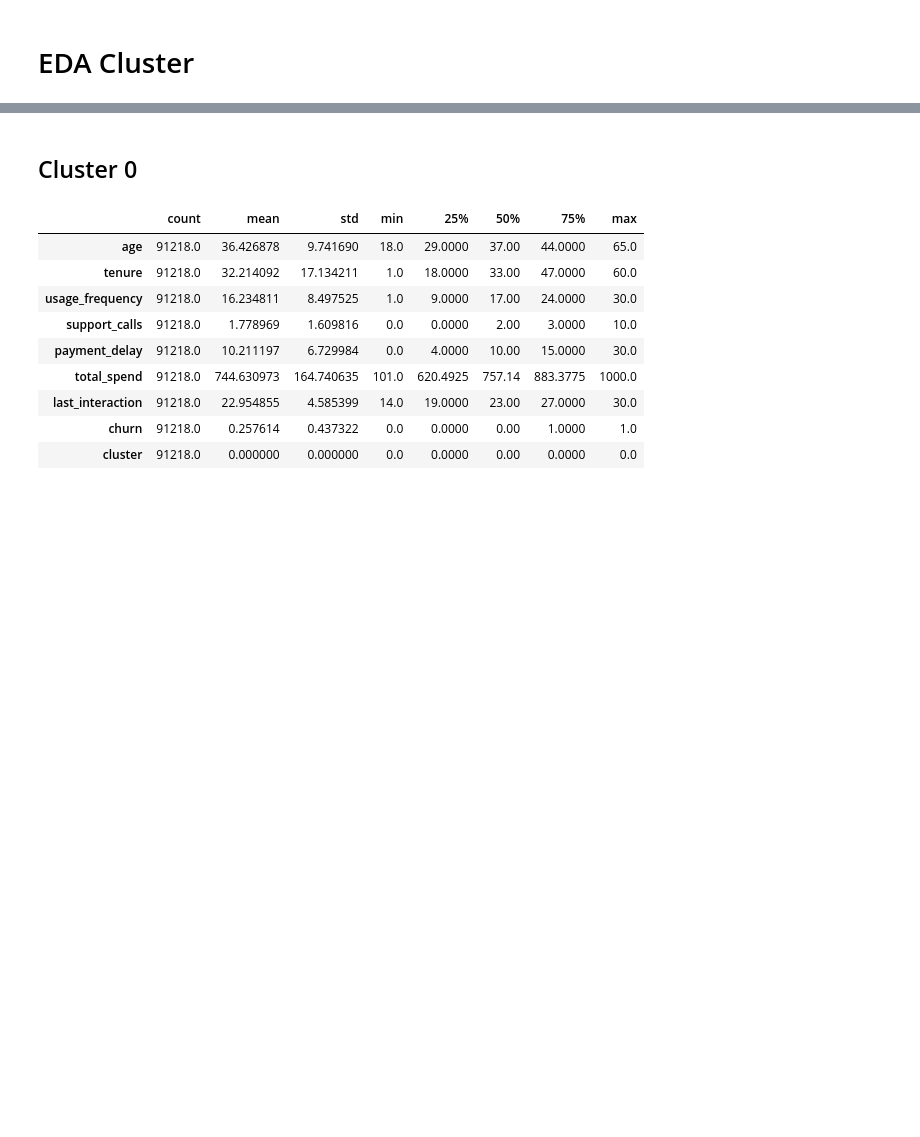
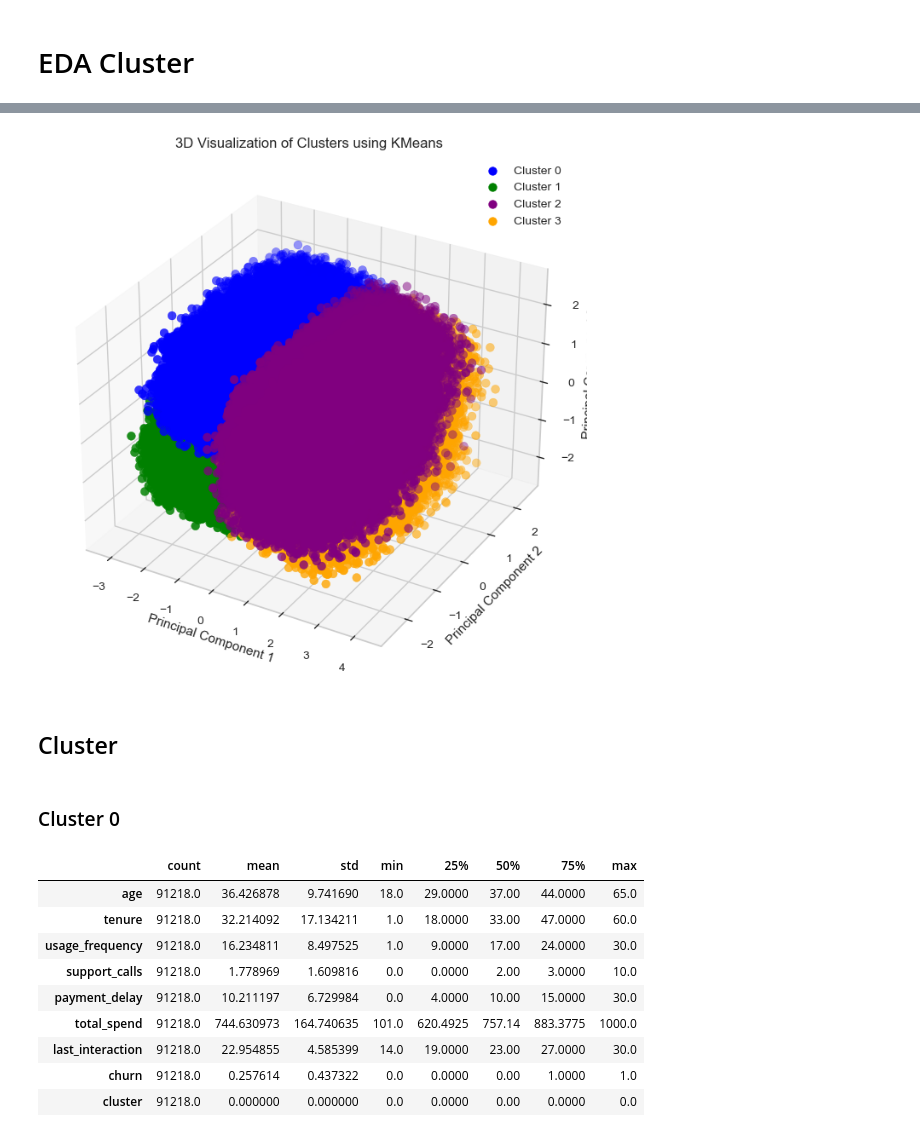
Before and after one commit to FTDS-assignment-bay/p2-final-project-ftds-033-rmt-group-002, a Jupyter notebook: model_clustering.ipynb, the cells around one changed output, grey strips where cells are left out. Saved outputs shown, nothing was run; the diff lists cells and outputs as text; code cells hidden in the pictures; blank space fills up the shorter version.

```diff
--- a/model_clustering.ipynb
+++ b/model_clustering.ipynb
@@ -598,5 +680,39 @@ df_clustered.to_csv("dataset/df_clustered.csv", index=False)
+# %%
+# colors
+colors = ["blue", "green", "purple", "orange"]
+labels = ["Cluster 0", "Cluster 1", "Cluster 2", "Cluster 3"]
+
+# init plot
+fig = plt.figure(figsize=(12, 8))
+ax = fig.add_subplot(111, projection="3d")
+
+# plot
+for cluster_num in range(4):
+    cluster_points = df_model_final_pca[pred == cluster_num]
+    ax.scatter(
+        cluster_points[:, 0],
+        cluster_points[:, 1],
+        cluster_points[:, 2],
+        c=colors[cluster_num],
+        s=50,
+        label=labels[cluster_num]
+    )
+
+# label
+ax.set_title("3D Visualization of Clusters using KMeans")
+ax.set_xlabel("Principal Component 1")
+ax.set_ylabel("Principal Component 2")
+ax.set_zlabel("Principal Component 3")
+
+ax.legend()
+
+plt.show()
+# %% [output]
+[figure, added]
+# %% [markdown]
+## Cluster
 # %% [markdown]
-## Cluster 0
+### Cluster 0
 # %%
 # describe cluster 0
 cluster_0 = df_clustered[df_clustered["cluster"] == 0]
```
Also changed, not shown: parts of 11 cells of this notebook, 6 other files.
